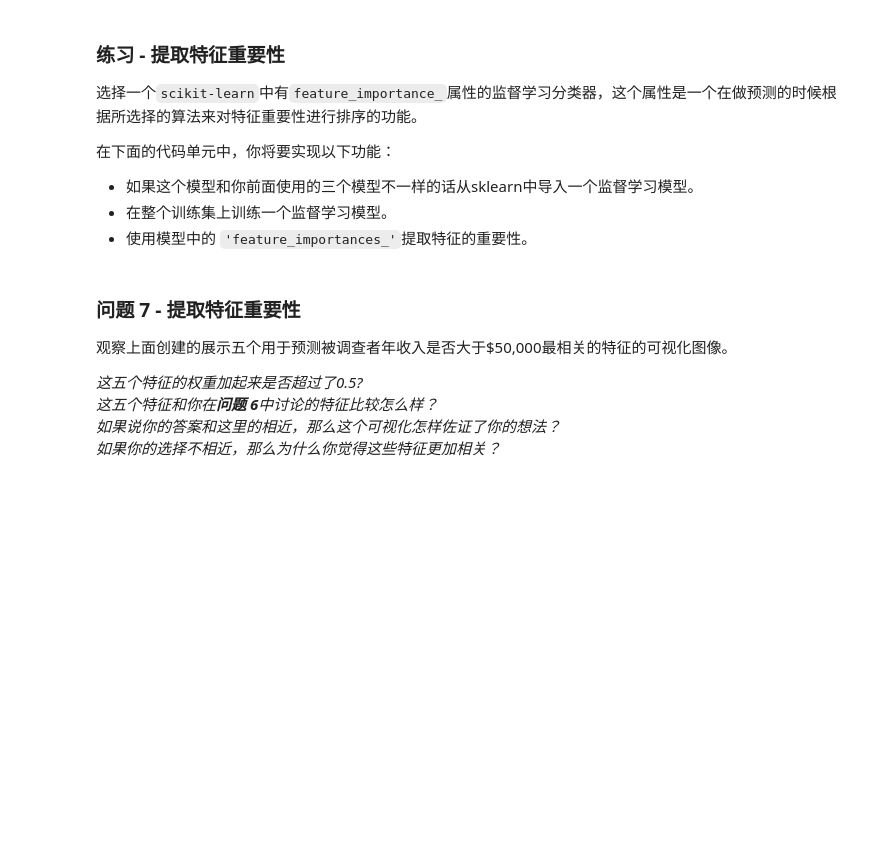
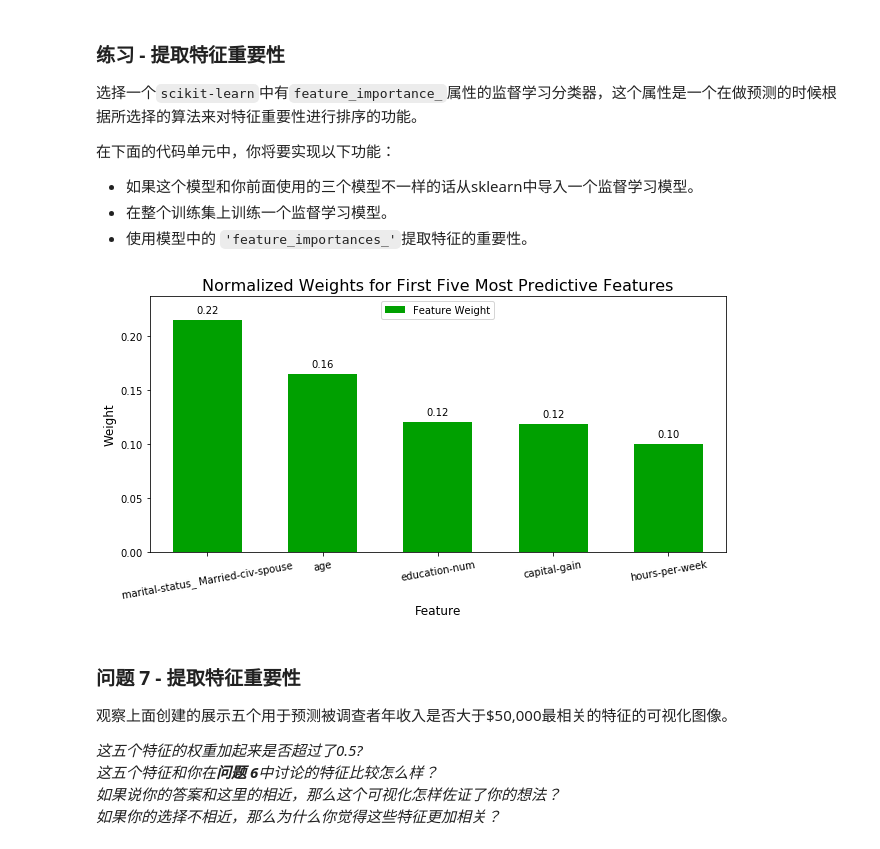
Before and after one commit to amither/finding_donors, a Jupyter notebook: finding_donors.ipynb, the cells around one changed output. Cells and saved outputs as stored; diff of their text form; code cells hidden in the pictures; blank space fills up the shorter version.

```diff
--- a/finding_donors.ipynb
+++ b/finding_donors.ipynb
@@ -539,15 +539,18 @@ _在这十三个记录中，你认为哪五个特征对于预测是最重要的
  - 使用模型中的 `'feature_importances_'`提取特征的重要性。
 # %%
 # TODO：导入一个有'feature_importances_'的监督学习模型
+from sklearn.tree import DecisionTreeClassifier
 
 # TODO：在训练集上训练一个监督学习模型
-model = None
+model = DecisionTreeClassifier().fit(X_train, y_train)
 
 # TODO： 提取特征重要性
-importances = None
+importances = model.feature_importances_
 
 # 绘图
 vs.feature_plot(importances, X_train, y_train)
+# %% [output]
+[figure, added]
 # %% [markdown]
 ### 问题 7 - 提取特征重要性
 观察上面创建的展示五个用于预测被调查者年收入是否大于\$50,000最相关的特征的可视化图像。
```
Also changed, not shown: parts of 7 cells of this notebook.
